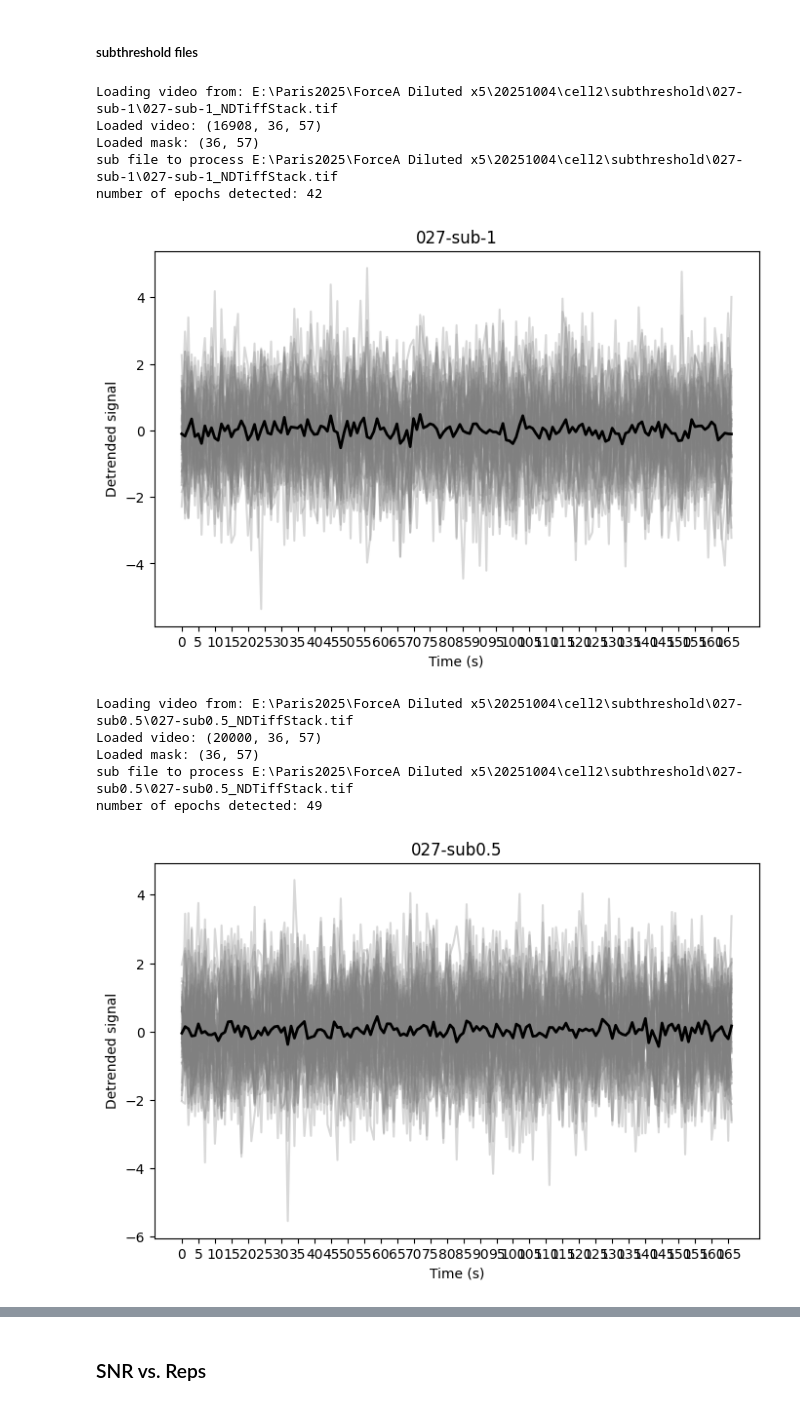
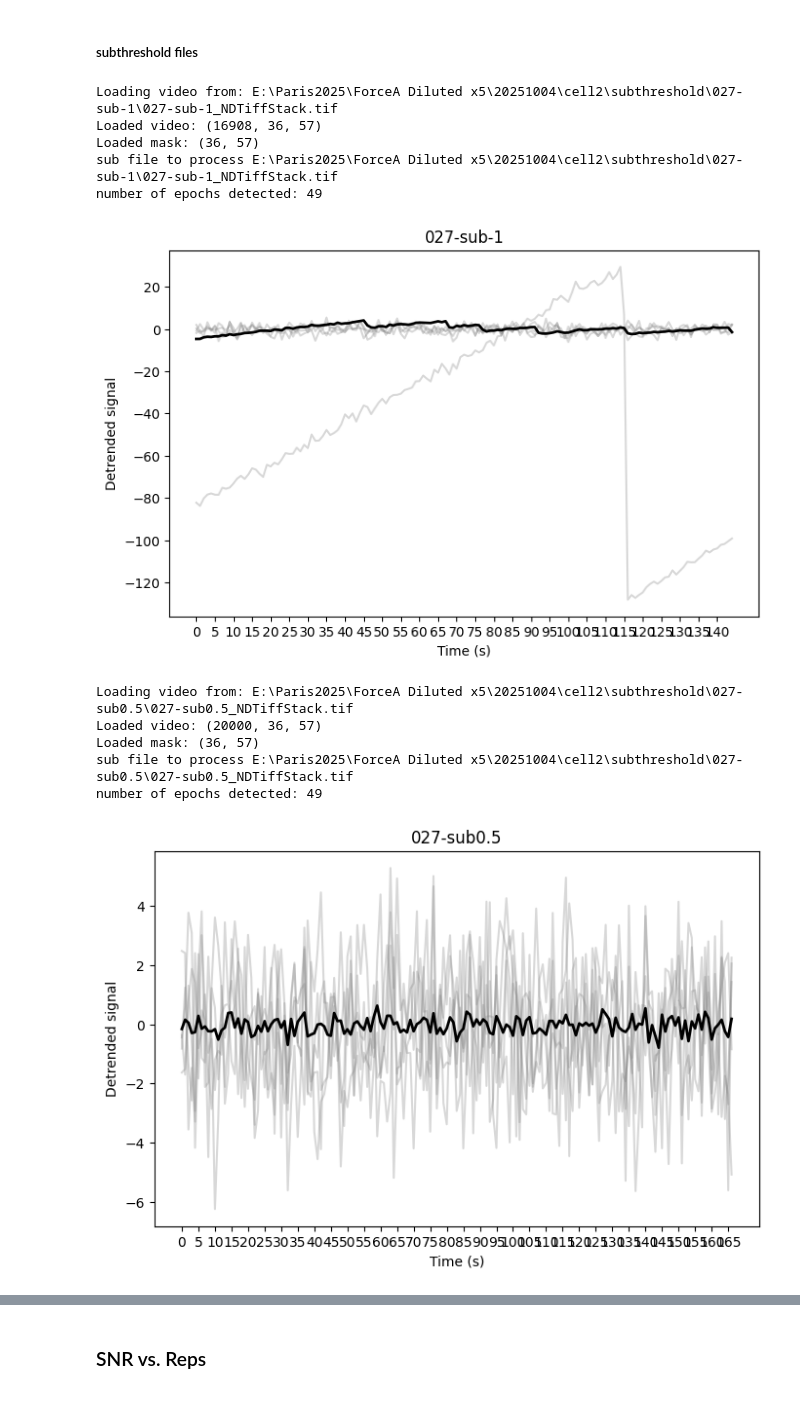
Before and after one commit to sofiamor/Imaging_analysis, a Jupyter notebook: Voltage_imaging/notebooks/mergeCodes.ipynb, the cells around one changed output, grey strips where cells are left out. Saved outputs shown, nothing was run; the diff lists cells and outputs as text; code cells hidden in the pictures.

```diff
--- a/Voltage_imaging/notebooks/mergeCodes.ipynb
+++ b/Voltage_imaging/notebooks/mergeCodes.ipynb
@@ -261,14 +261,14 @@ def load_roi_mask(roi_path, shape):
             print(f"⚠️ Unknown ROI type for '{name}', keys: {list(roi.keys())}")
     return mask
 
-day_folder = r"E:\Paris2025\ForceA Diluted x5\20251004"
+day_folder = r"E:\Paris2025\ForceB Undiluted\20251001"
 data, sd70_path = load_all_tiffs_from_day(day_folder)
 roi_sources = find_roi_source_folders(day_folder)
 roi_sources = load_roi_sources_json(day_folder)
 
-cell_folder, first_folder = list(roi_sources.items())[1]
-first_folder = os.path.join(first_folder, '026-Sens70-2x2', '026-Sens70-2x2_NDTiffStack.tif')
-print("Trying to read:", first_folder)
+cell_folder, first_folder = list(roi_sources.items())[0]
+#first_folder = os.path.join(first_folder, '026-Sens70-2x2', '026-Sens70-2x2_NDTiffStack.tif')
+#print("Trying to read:", first_folder)
 
 def extract_trace(video_path):
     video_stack = load_video(video_path)
@@ -506,11 +506,11 @@ Trying to read: E:\Paris2025\ForceA Diluted x5\20251004\cell2\sensitivity\026-Se
 # %% [markdown]
 ### CORRELATION IMAGE AND Load Functions
 # %%
-expt_data = tifffile.imread(first_folder)
-correlation_img = calculate_spatial_average(expt_data.astype(np.float32))
+#expt_data = tifffile.imread(first_folder)
+#correlation_img = calculate_spatial_average(expt_data.astype(np.float32))
 
 fig, ax = plt.subplots()
-ax.imshow(correlation_img)
+#ax.imshow(correlation_img)
 plt.show()
 
 # labels: output of watershed (0 = background, 1,2,... = cells)
@@ -529,7 +529,7 @@ for root, dirs, files in os.walk(cell_folder):
 
 print(f"Found {len(video_files)} TIFF files for {os.path.basename(cell_folder)}")
 
-sub_files = [f for f in video_files if "sub" in os.path.basename(os.path.dirname(f))]
+sub_files = [f for f in video_files if "Sub" in os.path.basename(os.path.dirname(f))]
 sens_files = [f for f in video_files if "Sens" in os.path.basename(os.path.dirname(f))]
 spike_files = [f for f in video_files if "SD" in os.path.basename(os.path.dirname(f))]
 print(f"Spike files: {spike_files}")
@@ -885,10 +885,18 @@ avgFl
 # %% [markdown]
 ##### subthreshold files
 # %%
+baseline_window = slice(80, 90)  # adjust for your sampling rate
+
+def baseline_correct_epochs(Y, baseline_window):
+    # Y: (timepoints, epochs)
+    baselines = Y[baseline_window, :].mean(axis=0)  # per epoch
+    return Y - baselines
+
+
 for vfile in sub_files:
     file_to_n_epochs = {
         "027-sub0.5": 50,
-        "027-sub-1": 43,
+        "027-sub-1": 50,
         "028-sub1": 50,
         "030-sub3": 50,
     }
@@ -901,43 +909,45 @@ for vfile in sub_files:
         light_on_off_buffer_nframes=light_on_off_buffer_nframes,
         skip_first=1
     )
     print("number of epochs detected:", len(all_epochs))
 
     fluo = np.array(all_epochs).T
     Yd, baselineFits, metrics = detrend_and_analyze(
         fluo,
         np.linspace(0, 1, fluo.shape[0]),
         fs=10,
         detrend_method="exp",
         baseline_mask=range(0, 30),
         mean_mask=range(120, 130)
     )
+
+    Ydcorr = baseline_correct_epochs(Yd, baseline_window=baseline_window)
     plt.figure(figsize=(8,5))
         # --- compute ΔF/F per epoch ---
     baseline = np.nanmean(Yd[:50, :], axis=0, keepdims=True) - 100  # baseline per epoch
     signal = (Yd - baseline) - 100  # offset_camera=100
     dff = (signal / baseline) * 100  # ΔF/F in %
-    plt.plot(dff, alpha=0.3, color='gray')
+    plt.plot(Ydcorr[:, :5], alpha=0.3, color='gray')
     plt.xticks(np.arange(0, dff.shape[0], 5))
 
-    plt.plot(np.mean(dff, axis=1), 'k', linewidth=2)
+    plt.plot(np.mean(Ydcorr, axis=1), 'k', linewidth=2)
     plt.title(os.path.basename(os.path.dirname(vfile)))
     plt.xlabel("Time (s)")
     plt.ylabel("Detrended signal")
     plt.show()
 # %% [output]
 Loading video from: E:\Paris2025\ForceA Diluted x5\20251004\cell2\subthreshold\027-sub-1\027-sub-1_NDTiffStack.tif
 Loaded video: (16908, 36, 57)
 Loaded mask: (36, 57)
 sub file to process E:\Paris2025\ForceA Diluted x5\20251004\cell2\subthreshold\027-sub-1\027-sub-1_NDTiffStack.tif
-number of epochs detected: 42
+number of epochs detected: 49
-[figure, old version]
+[figure, new version]
 Loading video from: E:\Paris2025\ForceA Diluted x5\20251004\cell2\subthreshold\027-sub0.5\027-sub0.5_NDTiffStack.tif
 Loaded video: (20000, 36, 57)
 Loaded mask: (36, 57)
 sub file to process E:\Paris2025\ForceA Diluted x5\20251004\cell2\subthreshold\027-sub0.5\027-sub0.5_NDTiffStack.tif
 number of epochs detected: 49
-[figure, old version]
+[figure, new version]
 Loading video from: E:\Paris2025\ForceA Diluted x5\20251004\cell2\subthreshold\028-sub1\028-sub1_NDTiffStack.tif
 Loaded video: (19996, 36, 57)
 Loaded mask: (36, 57)
```
Also changed, not shown: parts of 9 cells of this notebook.
